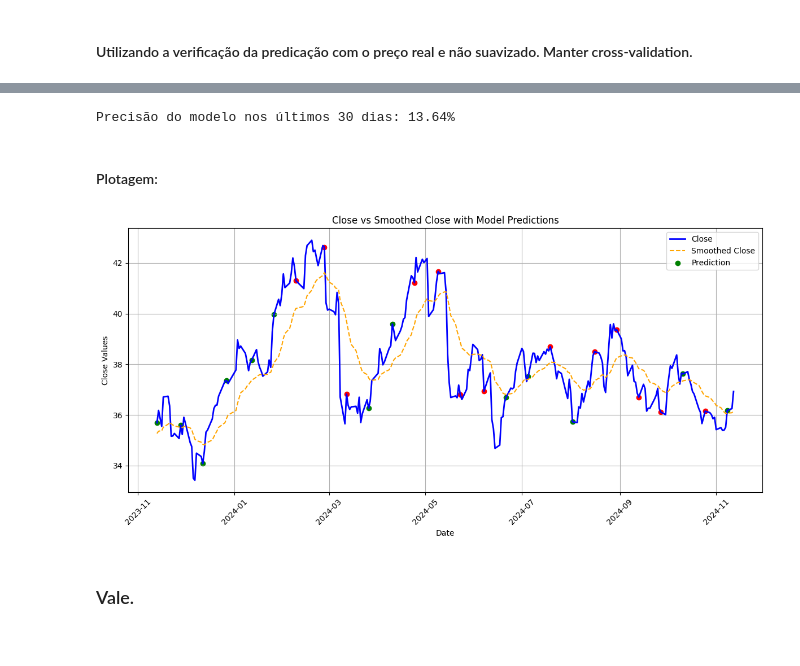
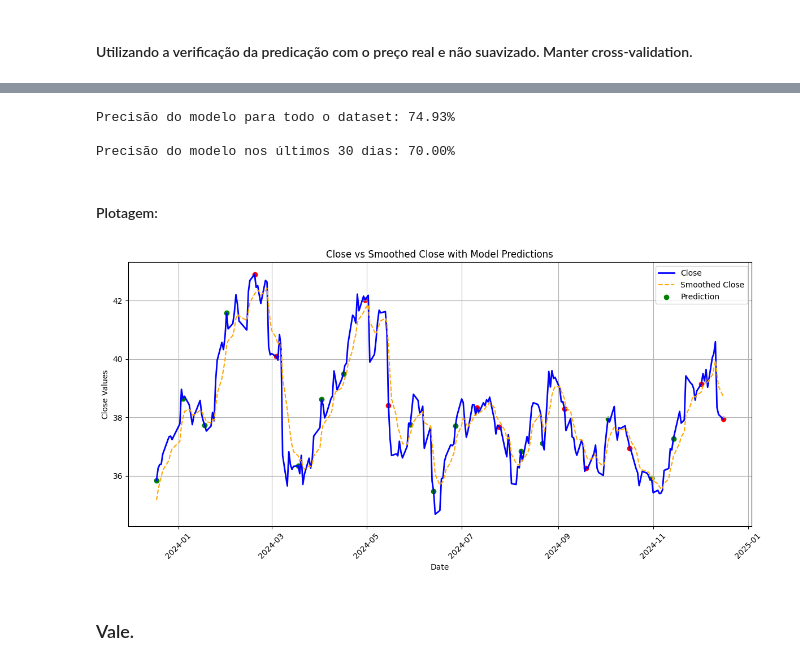
Before and after one commit to Bruno-Santana-Eco/TCC_Machine_learning, a Jupyter notebook: Random Forest_D30.ipynb, the cells around one changed output, grey strips where cells are left out. Saved outputs shown, nothing was run; the diff lists cells and outputs as text; code cells hidden in the pictures.

```diff
--- a/Random Forest_D30.ipynb
+++ b/Random Forest_D30.ipynb
@@ -91,12 +91,12 @@ def calculate_target(data, d):
 
 
 # Aplicando a suavização exponencial
-alpha = 0.10
+alpha = 0.50
 price_data['Smoothed_Close'] = price_data.groupby('Ticker')['Close'].transform(
     lambda x: exponential_smoothing(x.values, alpha)
 )
 
-# Calculando o target para d = 20 dias
+# Calculando o target para d = 10 dias
 d = 30
 price_data['Prediction'] = price_data.groupby('Ticker')['Smoothed_Close'].transform(
     lambda x: calculate_target(x, d)
@@ -1066,13 +1192,13 @@ Y_Cols = one_year_data['Prediction']
 X_train, X_test, y_train, y_test = train_test_split(X_Cols, Y_Cols, random_state=0)
 
 # Criar o modelo Random Forest Classifier
-rand_frst_clf = RandomForestClassifier(n_estimators=100, oob_score=True, criterion="gini", random_state=0)
+rand_frst_clf_Ambev = RandomForestClassifier(n_estimators=100, oob_score=True, criterion="gini", random_state=0)
 
 # Treinar o modelo
-rand_frst_clf.fit(X_train, y_train)
+rand_frst_clf_Ambev.fit(X_train, y_train)
 
 # Fazer previsões para os dados reais de 1 ano (agora usando o modelo treinado)
-y_pred = rand_frst_clf.predict(X_Cols)
+y_pred = rand_frst_clf_Ambev.predict(X_Cols)
 
 # Agora, vamos plotar o gráfico com as previsões do modelo
 plt.figure(figsize=(12, 6))
@@ -1082,7 +1208,7 @@ plt.plot(one_year_data["Date"], one_year_data["Close"], label="Close", color="bl
 plt.plot(one_year_data["Date"], one_year_data["Smoothed_Close"], label="Smoothed Close", color="orange", linestyle="--")
 
 # Adicionando sinais de Prediction (usando o modelo para prever sinais)
-for i in range(0, len(one_year_data), 10):  # A cada 10 dias
+for i in range(0, len(one_year_data), 5):  # A cada 5 dias
     color = "green" if y_pred[i] == 1 else "red"  # Se previsão for 1, sinal verde, senão sinal vermelho
     plt.scatter(one_year_data["Date"].iloc[i], one_year_data["Close"].iloc[i], color=color, label="Prediction" if i == 0 else "")
 
@@ -1485,13 +1779,13 @@ Y_Cols = one_year_data['Prediction']
 X_train, X_test, y_train, y_test = train_test_split(X_Cols, Y_Cols, random_state=0)
 
 # Criar o modelo Random Forest Classifier
-rand_frst_clf = RandomForestClassifier(n_estimators=100, oob_score=True, criterion="gini", random_state=0)
+rand_frst_clf_Itau = RandomForestClassifier(n_estimators=100, oob_score=True, criterion="gini", random_state=0)
 
 # Treinar o modelo
-rand_frst_clf.fit(X_train, y_train)
+rand_frst_clf_Itau.fit(X_train, y_train)
 
 # Fazer previsões para os dados reais de 1 ano (agora usando o modelo treinado)
-y_pred = rand_frst_clf.predict(X_Cols)
+y_pred = rand_frst_clf_Itau.predict(X_Cols)
 
 # Agora, vamos plotar o gráfico com as previsões do modelo
 plt.figure(figsize=(12, 6))
@@ -1900,13 +2366,13 @@ Y_Cols = one_year_data['Prediction']
 X_train, X_test, y_train, y_test = train_test_split(X_Cols, Y_Cols, random_state=0)
 
 # Criar o modelo Random Forest Classifier
-rand_frst_clf = RandomForestClassifier(n_estimators=100, oob_score=True, criterion="gini", random_state=0)
+rand_frst_clf_Magalu = RandomForestClassifier(n_estimators=100, oob_score=True, criterion="gini", random_state=0)
 
 # Treinar o modelo
-rand_frst_clf.fit(X_train, y_train)
+rand_frst_clf_Magalu.fit(X_train, y_train)
 
 # Fazer previsões para os dados reais de 1 ano (agora usando o modelo treinado)
-y_pred = rand_frst_clf.predict(X_Cols)
+y_pred = rand_frst_clf_Magalu.predict(X_Cols)
 
 # Agora, vamos plotar o gráfico com as previsões do modelo
 plt.figure(figsize=(12, 6))
@@ -2278,22 +2892,42 @@ Precisão do modelo: 56.76%
 # %%
+import warnings
 from datetime import timedelta
+import numpy as np
 
-# Filtrar últimos 30 dias
+# Desativa warnings
+warnings.filterwarnings("ignore")
+
+# Selecionar colunas de features (X) e carregar como array NumPy
+X_Cols = price_data_Petro[['RSI', 'k_percent', 'r_percent', 'Price_Rate_Of_Change', 'MACD', 'MACD_EMA', 'On Balance Volume']].values
+
+# Gerar previsões para todo o dataset
+price_data_Petro['Prediction'] = np.NaN  # Inicializando a coluna
+price_data_Petro['Prediction'] = rand_frst_clf_Petro.predict(X_Cols)
+
+# Comparar as predições com a variável 'Verify' para o conjunto completo
+price_data_Petro['Match'] = (price_data_Petro['Prediction'] == price_data_Petro['Verify']).astype(int)
+overall_accuracy = price_data_Petro['Match'].mean()  # Proporção de acertos no dataset completo
+
+print(f"\nPrecisão do modelo para todo o dataset: {overall_accuracy:.2%}")
+
+# Filtrar os últimos 30 dias
 last_30_days = price_data_Petro[price_data_Petro['Date'] >= price_data_Petro['Date'].max() - timedelta(days=30)]
 
-# Selecionar colunas como array NumPy
-X_Cols = last_30_days[['RSI', 'k_percent', 'r_percent', 'Price_Rate_Of_Change', 'MACD', 'MACD_EMA', 'On Balance Volume']].values
+# Selecionar colunas de features (X) para os últimos 30 dias
+X_Cols_last_30 = last_30_days[['RSI', 'k_percent', 'r_percent', 'Price_Rate_Of_Change', 'MACD', 'MACD_EMA', 'On Balance Volume']].values
 
-# Gerar previsões e atualizar a coluna 'Prediction' para os últimos 30 dias
-last_30_days['Prediction'] = rand_frst_clf_Petro.predict(X_Cols)
+# Gerar previsões para os últimos 30 dias
+last_30_days['Prediction'] = rand_frst_clf_Petro.predict(X_Cols_last_30)
 
-# Comparar valores e calcular a precisão
-last_30_days['Match'] = (last_30_days['Prediction'] == last_30_days['Verify']).astype(int)  # 1 para igual, 0 para diferente
-accuracy = last_30_days['Match'].mean()  # Proporção de acertos (iguais / total)
+# Comparar as predições com 'Verify' nos últimos 30 dias
+last_30_days['Match'] = (last_30_days['Prediction'] == last_30_days['Verify']).astype(int)
+accuracy_last_30_days = last_30_days['Match'].mean()  # Proporção de acertos nos últimos 30 dias
 
-print(f"\nPrecisão do modelo nos últimos 30 dias: {accuracy:.2%}")
+print(f"\nPrecisão do modelo nos últimos 30 dias: {accuracy_last_30_days:.2%}")
 # %% [output]
-Precisão do modelo nos últimos 30 dias: 13.64%
+Precisão do modelo para todo o dataset: 74.93%
+
+Precisão do modelo nos últimos 30 dias: 70.00%
 # %% [markdown]
 #### Plotagem:
 # %%
@@ -2319,37 +2953,37 @@ Y_Cols = one_year_data['Prediction']
 X_train, X_test, y_train, y_test = train_test_split(X_Cols, Y_Cols, random_state=0)
 
 # Criar o modelo Random Forest Classifier
-rand_frst_clf = RandomForestClassifier(n_estimators=100, oob_score=True, criterion="gini", random_state=0)
+rand_frst_clf_Petro = RandomForestClassifier(n_estimators=100, oob_score=True, criterion="gini", random_state=0)
 
 # Treinar o modelo
-rand_frst_clf.fit(X_train, y_train)
+rand_frst_clf_Petro.fit(X_train, y_train)
 
 # Fazer previsões para os dados reais de 1 ano (agora usando o modelo treinado)
-y_pred = rand_frst_clf.predict(X_Cols)
+y_pred = rand_frst_clf_Petro.predict(X_Cols)
 
 # Agora, vamos plotar o gráfico com as previsões do modelo
 plt.figure(figsize=(12, 6))
 
 # Plotando Close e Smoothed_Close
 plt.plot(one_year_data["Date"], one_year_data["Close"], label="Close", color="blue", linewidth=2)
 plt.plot(one_year_data["Date"], one_year_data["Smoothed_Close"], label="Smoothed Close", color="orange", linestyle="--")
 
 # Adicionando sinais de Prediction (usando o modelo para prever sinais)
 for i in range(0, len(one_year_data), 10):  # A cada 10 dias
     color = "green" if y_pred[i] == 1 else "red"  # Se previsão for 1, sinal verde, senão sinal vermelho
     plt.scatter(one_year_data["Date"].iloc[i], one_year_data["Close"].iloc[i], color=color, label="Prediction" if i == 0 else "")
 
 # Configurações finais do gráfico
 plt.xlabel("Date")
 plt.ylabel("Close Values")
 plt.title("Close vs Smoothed Close with Model Predictions")
 plt.legend()
 plt.grid()
 plt.xticks(rotation=45)  # Rotaciona as datas para facilitar a leitura
 plt.tight_layout()  # Ajusta para evitar sobreposição
 plt.show()
 # %% [output]
-[figure, old version]
+[figure, new version]
 # %% [markdown]
 ### Vale.
 # %% [markdown]
```
Also changed, not shown: parts of 129 cells of this notebook.
